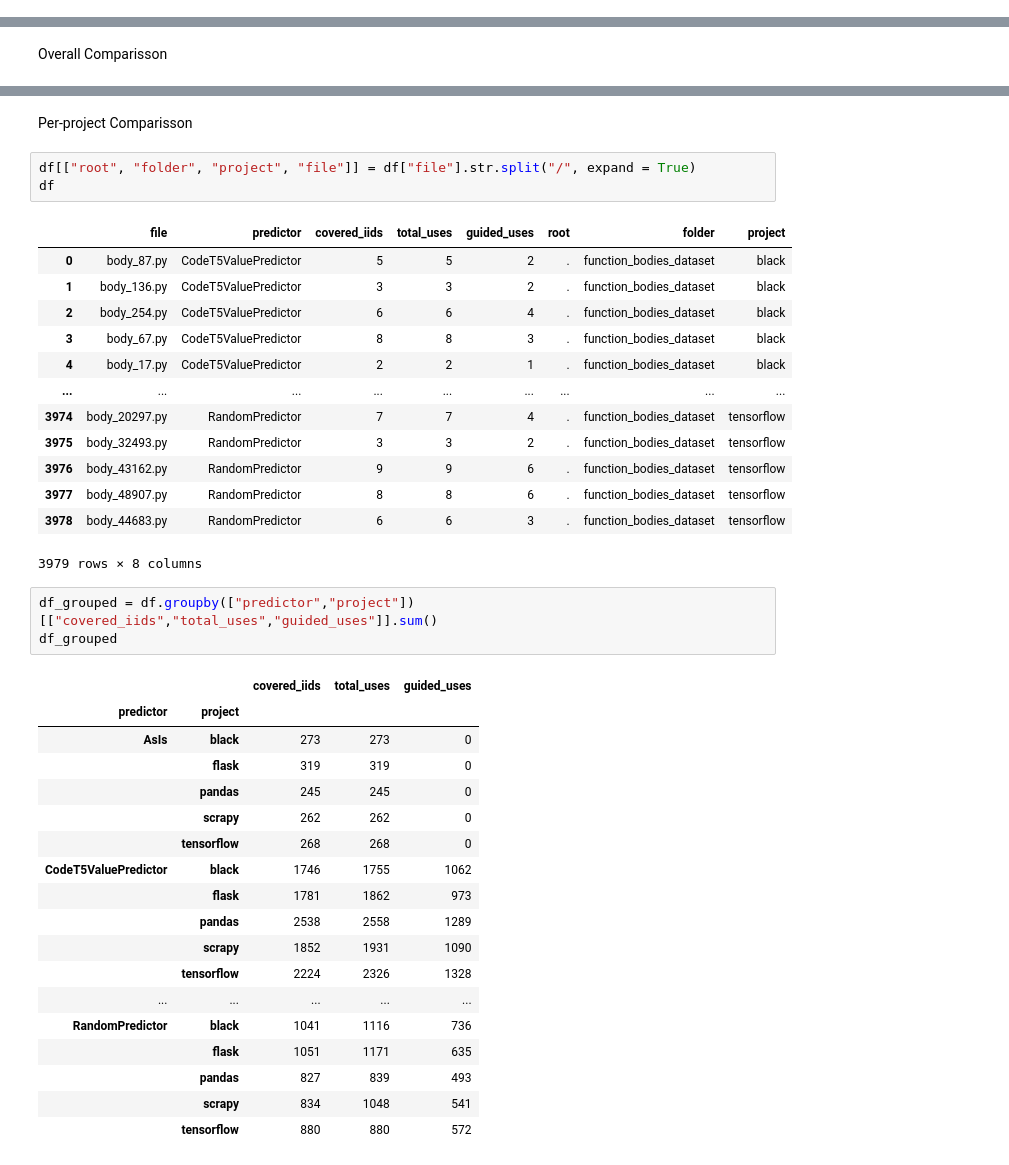
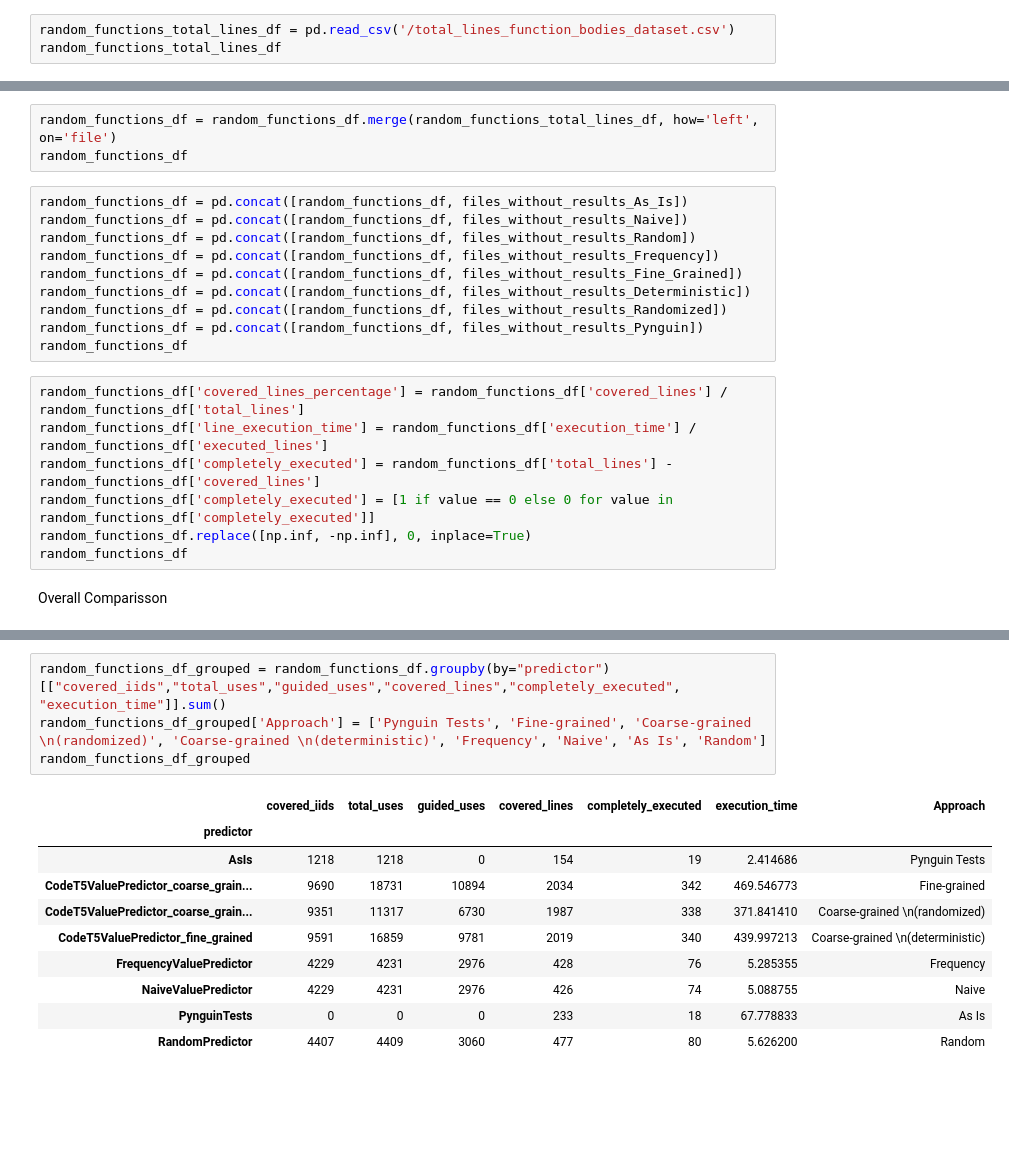
Before and after one commit to michaelpradel/LExecutor, a Jupyter notebook: src/notebooks/analyze_code_coverage_effectiveness.ipynb, the cells around one changed output, grey strips where cells are left out. Saved outputs shown, nothing was run; the diff lists cells and outputs as text; blank space fills up the shorter version.

```diff
--- a/src/notebooks/analyze_code_coverage_effectiveness.ipynb
+++ b/src/notebooks/analyze_code_coverage_effectiveness.ipynb
@@ -23,0 +14,3 @@ df
+# %%
+random_functions_total_lines_df = pd.read_csv('/total_lines_function_bodies_dataset.csv')
+random_functions_total_lines_df
@@ -24,2 +122,22 @@ df
+# %%
+random_functions_df = random_functions_df.merge(random_functions_total_lines_df, how='left', on='file')
+random_functions_df
+# %%
+random_functions_df = pd.concat([random_functions_df, files_without_results_As_Is])
+random_functions_df = pd.concat([random_functions_df, files_without_results_Naive])
+random_functions_df = pd.concat([random_functions_df, files_without_results_Random])
+random_functions_df = pd.concat([random_functions_df, files_without_results_Frequency])
+random_functions_df = pd.concat([random_functions_df, files_without_results_Fine_Grained])
+random_functions_df = pd.concat([random_functions_df, files_without_results_Deterministic])
+random_functions_df = pd.concat([random_functions_df, files_without_results_Randomized])
+random_functions_df = pd.concat([random_functions_df, files_without_results_Pynguin])
+random_functions_df
+# %%
+random_functions_df['covered_lines_percentage'] = random_functions_df['covered_lines'] / random_functions_df['total_lines']
+random_functions_df['line_execution_time'] = random_functions_df['execution_time'] / random_functions_df['executed_lines']
+random_functions_df['completely_executed'] = random_functions_df['total_lines'] - random_functions_df['covered_lines']
+random_functions_df['completely_executed'] = [1 if value == 0 else 0 for value in random_functions_df['completely_executed']]
+random_functions_df.replace([np.inf, -np.inf], 0, inplace=True)
+random_functions_df
 # %% [markdown]
 Overall Comparisson
@@ -36,41 +144,15 @@ df_grouped
-# %% [markdown]
-Per-project Comparisson
-# %%
-df[["root", "folder", "project", "file"]] = df["file"].str.split("/", expand = True)
-df
-# %% [output]
-|  | file | predictor | covered_iids | total_uses | guided_uses | root | folder | project |
-| 0 | body_87.py | CodeT5ValuePredictor | 5 | 5 | 2 | . | function_bodies_dataset | black |
-| 1 | body_136.py | CodeT5ValuePredictor | 3 | 3 | 2 | . | function_bodies_dataset | black |
-| 2 | body_254.py | CodeT5ValuePredictor | 6 | 6 | 4 | . | function_bodies_dataset | black |
-| 3 | body_67.py | CodeT5ValuePredictor | 8 | 8 | 3 | . | function_bodies_dataset | black |
-| 4 | body_17.py | CodeT5ValuePredictor | 2 | 2 | 1 | . | function_bodies_dataset | black |
-| ... | ... | ... | ... | ... | ... | ... | ... | ... |
-| 3974 | body_20297.py | RandomPredictor | 7 | 7 | 4 | . | function_bodies_dataset | tensorflow |
-| 3975 | body_32493.py | RandomPredictor | 3 | 3 | 2 | . | function_bodies_dataset | tensorflow |
-| 3976 | body_43162.py | RandomPredictor | 9 | 9 | 6 | . | function_bodies_dataset | tensorflow |
-| 3977 | body_48907.py | RandomPredictor | 8 | 8 | 6 | . | function_bodies_dataset | tensorflow |
-| 3978 | body_44683.py | RandomPredictor | 6 | 6 | 3 | . | function_bodies_dataset | tensorflow |
-3979 rows × 8 columns
-# %%
-df_grouped = df.groupby(["predictor","project"])[["covered_iids","total_uses","guided_uses"]].sum()
-df_grouped
-# %% [output]
-|  |  | covered_iids | total_uses | guided_uses |
-| predictor | project |  |  |  |
-| AsIs | black | 273 | 273 | 0 |
-|  | flask | 319 | 319 | 0 |
-|  | pandas | 245 | 245 | 0 |
-|  | scrapy | 262 | 262 | 0 |
-|  | tensorflow | 268 | 268 | 0 |
-| CodeT5ValuePredictor | black | 1746 | 1755 | 1062 |
-|  | flask | 1781 | 1862 | 973 |
-|  | pandas | 2538 | 2558 | 1289 |
-|  | scrapy | 1852 | 1931 | 1090 |
-|  | tensorflow | 2224 | 2326 | 1328 |
-| ... | ... | ... | ... | ... |
-| RandomPredictor | black | 1041 | 1116 | 736 |
-|  | flask | 1051 | 1171 | 635 |
-|  | pandas | 827 | 839 | 493 |
-|  | scrapy | 834 | 1048 | 541 |
-|  | tensorflow | 880 | 880 | 572 |
+# %%
+random_functions_df_grouped = random_functions_df.groupby(by="predictor")[["covered_iids","total_uses","guided_uses","covered_lines","completely_executed", "execution_time"]].sum()
+random_functions_df_grouped['Approach'] = ['Pynguin Tests', 'Fine-grained', 'Coarse-grained \n(randomized)', 'Coarse-grained \n(deterministic)', 'Frequency', 'Naive', 'As Is', 'Random']
+random_functions_df_grouped
+# %% [output]
+|  | covered_iids | total_uses | guided_uses | covered_lines | completely_executed | execution_time | Approach |
+| predictor |  |  |  |  |  |  |  |
+| AsIs | 1218 | 1218 | 0 | 154 | 19 | 2.414686 | Pynguin Tests |
+| CodeT5ValuePredictor_coarse_grain... | 9690 | 18731 | 10894 | 2034 | 342 | 469.546773 | Fine-grained |
+| CodeT5ValuePredictor_coarse_grain... | 9351 | 11317 | 6730 | 1987 | 338 | 371.841410 | Coarse-grained \n(randomized) |
+| CodeT5ValuePredictor_fine_grained | 9591 | 16859 | 9781 | 2019 | 340 | 439.997213 | Coarse-grained \n(deterministic) |
+| FrequencyValuePredictor | 4229 | 4231 | 2976 | 428 | 76 | 5.285355 | Frequency |
+| NaiveValuePredictor | 4229 | 4231 | 2976 | 426 | 74 | 5.088755 | Naive |
+| PynguinTests | 0 | 0 | 0 | 233 | 18 | 67.778833 | As Is |
+| RandomPredictor | 4407 | 4409 | 3060 | 477 | 80 | 5.626200 | Random |
```
Also changed, not shown: parts of 81 cells of this notebook.
